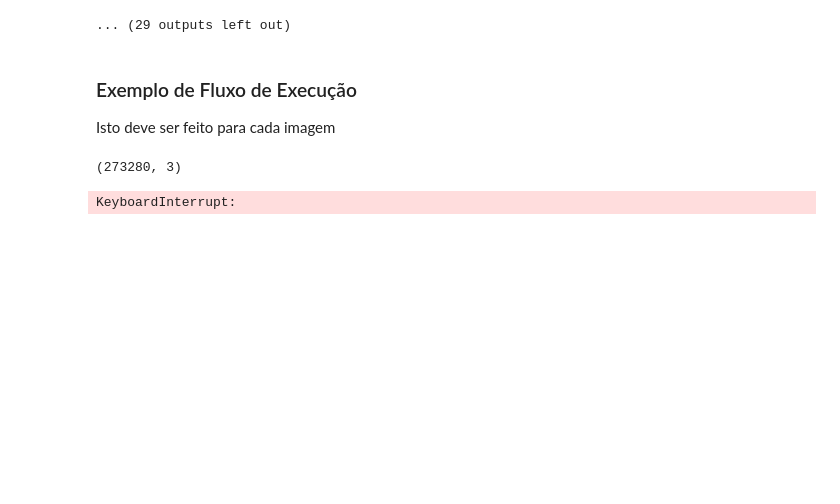
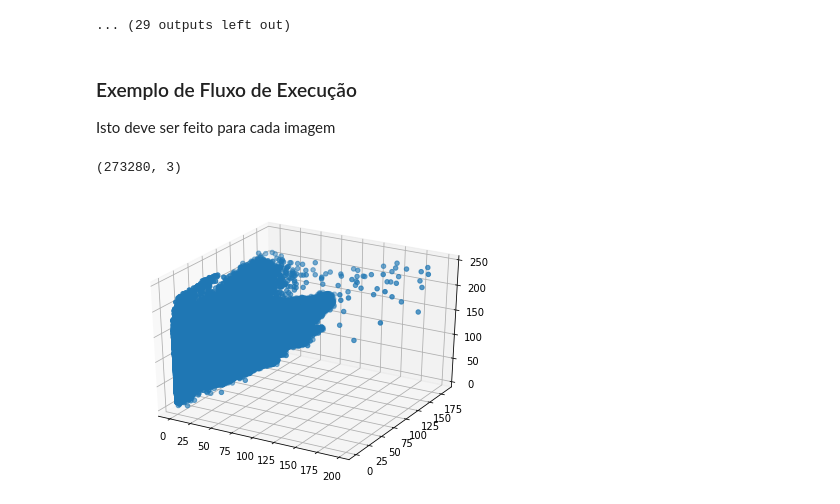
Before and after one commit to jesimonbarreto/SistemasNebulosos, a Jupyter notebook: tp1_sistemasnebulosos.ipynb, the cells around one changed output. Cells and saved outputs as stored; diff of their text form; code cells hidden in the pictures; blank space fills up the shorter version.

```diff
--- a/tp1_sistemasnebulosos.ipynb
+++ b/tp1_sistemasnebulosos.ipynb
@@ -288,15 +224,15 @@ Isto deve ser feito para cada imagem
 # %%
 filename = './../ImagensTeste/photo001.jpg'
 # código exemplo
 
 photo = photo_open(filename)
 pixels = pick_pixels(photo).values
 print(pixels.shape)
 plt.figure('Pixels RGB da imagem', figsize=(7,5))
 ax = plt.axes(projection = '3d')
-ax.scatter(pixels[:,2],pixels[:,1],pixels[:,0])
+ax.scatter(pixels[:,0],pixels[:,1],pixels[:,2])
 plt.show()
 # %% [output]
 (273280, 3)
-KeyboardInterrupt:
+[figure, added]
 # %%
```
Also changed, not shown: parts of 5 cells of this notebook.
